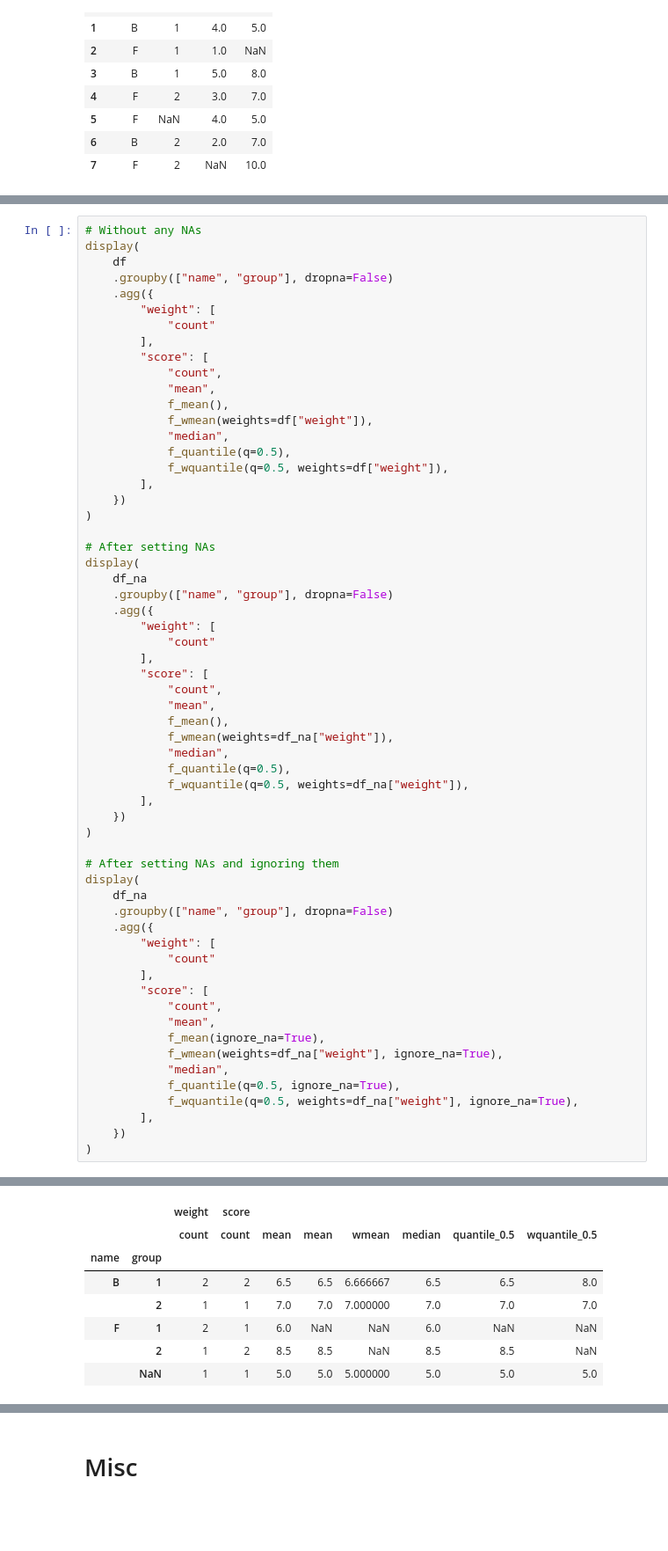
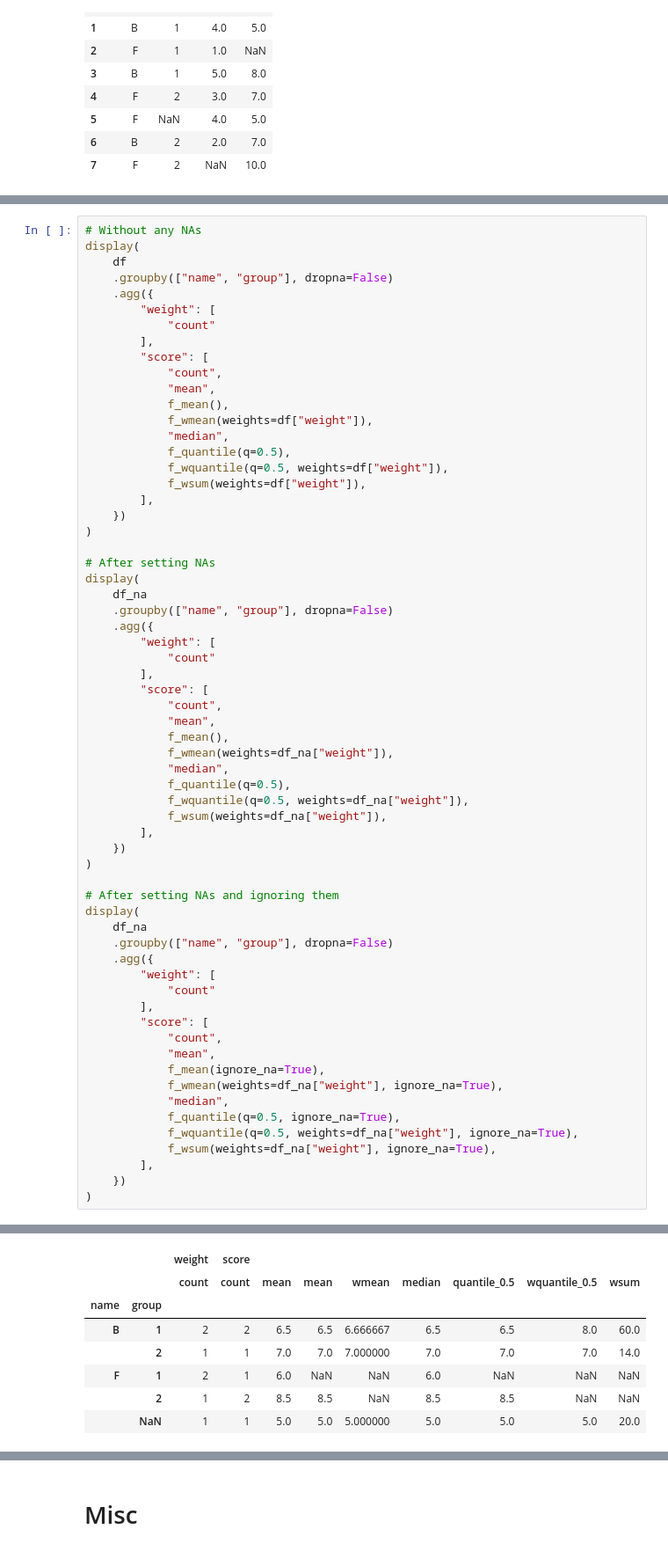
Before and after one commit to vvoutilainen/python-funcs, a Jupyter notebook: examples.ipynb, the cells around one changed output, grey strips where cells are left out. Shown at 88% size. Cells and saved outputs as stored; diff of their text form; blank space fills up the shorter version.

Commit message:
updated examples f_wsum

```diff
--- a/examples.ipynb
+++ b/examples.ipynb
@@ -400,6 +409,7 @@ display(
             "median",
             f_quantile(q=0.5),
             f_wquantile(q=0.5, weights=df["weight"]),
+            f_wsum(weights=df["weight"]),
         ],
     })
 )
@@ -420,6 +430,7 @@ display(
             "median",
             f_quantile(q=0.5),
             f_wquantile(q=0.5, weights=df_na["weight"]),
+            f_wsum(weights=df_na["weight"]),
         ],
     })
 )
@@ -440,6 +451,7 @@ display(
             "median",
             f_quantile(q=0.5, ignore_na=True),
             f_wquantile(q=0.5, weights=df_na["weight"], ignore_na=True),
+            f_wsum(weights=df_na["weight"], ignore_na=True),
         ],
     })
 )
@@ -454,8 +466,8 @@ display(
-|  |  | weight | score |  |  |  |  |  |  |
-|  |  | count | count | mean | mean | wmean | median | quantile_0.5 | wquantile_0.5 |
-| name | group |  |  |  |  |  |  |  |  |
-| B | 1 | 2 | 2 | 6.5 | 6.5 | 6.666667 | 6.5 | 6.5 | 8.0 |
-|  | 2 | 1 | 1 | 7.0 | 7.0 | 7.000000 | 7.0 | 7.0 | 7.0 |
-| F | 1 | 2 | 1 | 6.0 | NaN | NaN | 6.0 | NaN | NaN |
-|  | 2 | 1 | 2 | 8.5 | 8.5 | NaN | 8.5 | 8.5 | NaN |
-|  | NaN | 1 | 1 | 5.0 | 5.0 | 5.000000 | 5.0 | 5.0 | 5.0 |
+|  |  | weight | score |  |  |  |  |  |  |  |
+|  |  | count | count | mean | mean | wmean | median | quantile_0.5 | wquantile_0.5 | wsum |
+| name | group |  |  |  |  |  |  |  |  |  |
+| B | 1 | 2 | 2 | 6.5 | 6.5 | 6.666667 | 6.5 | 6.5 | 8.0 | 60.0 |
+|  | 2 | 1 | 1 | 7.0 | 7.0 | 7.000000 | 7.0 | 7.0 | 7.0 | 14.0 |
+| F | 1 | 2 | 1 | 6.0 | NaN | NaN | 6.0 | NaN | NaN | NaN |
+|  | 2 | 1 | 2 | 8.5 | 8.5 | NaN | 8.5 | 8.5 | NaN | NaN |
+|  | NaN | 1 | 1 | 5.0 | 5.0 | 5.000000 | 5.0 | 5.0 | 5.0 | 20.0 |
```
Also changed, not shown: parts of 3 cells of this notebook.
